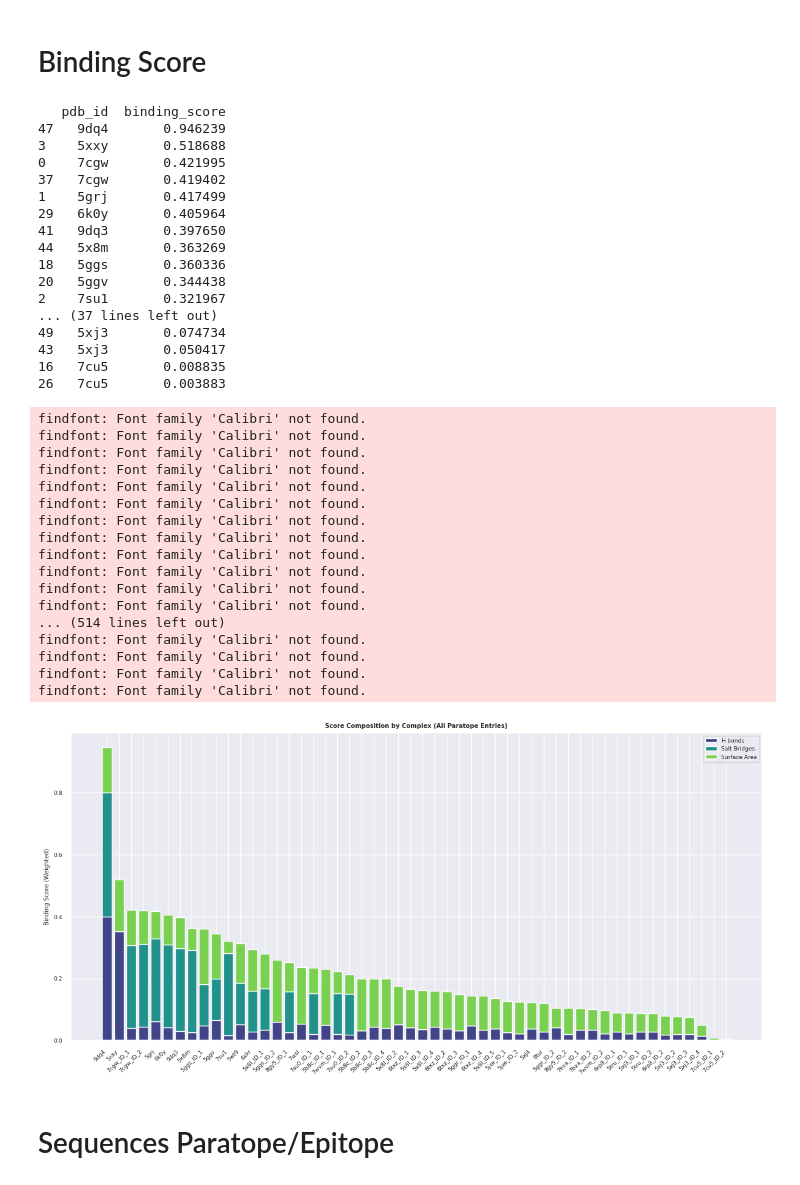
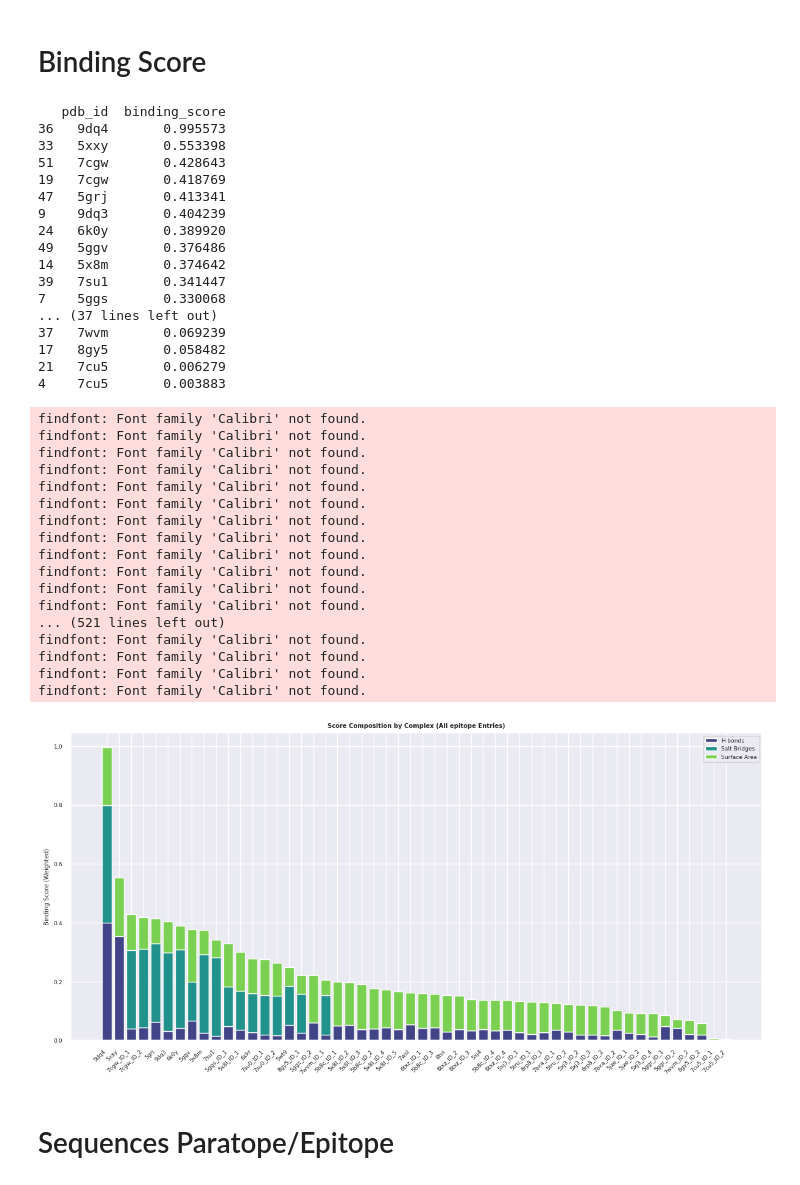
Before and after one commit to datascience-2025-group4/group04-team01, a Jupyter notebook: Structural Analysis_Paratope_Interface.ipynb, the cells around one changed output. Saved outputs shown, nothing was run; the diff lists cells and outputs as text; code cells hidden in the pictures.

```diff
--- a/Structural Analysis_Paratope_Interface.ipynb
+++ b/Structural Analysis_Paratope_Interface.ipynb
@@ -512,7 +512,7 @@ findfont: Font family 'Calibri' not found.
 #normalizing with MinMax
 scaler = MinMaxScaler()
 df = pd.read_csv(f"{section}_surface_hbonds_salt_bridges_summary.csv")
-features = df[["num_hydrogen_bonds", "num_salt_bridges", "paratope_area"]]
+features = df[["num_hydrogen_bonds", "num_salt_bridges", f"{section}_area"]]
 normalized = scaler.fit_transform(features)
 
 df_norm = pd.DataFrame(normalized, columns=features.columns)
@@ -522,39 +522,39 @@ df_norm["pdb_id"] = df["pdb_id"]
 weights = {
     "num_hydrogen_bonds": 0.4,
     "num_salt_bridges": 0.4,
-    "paratope_area": 0.2
+    f"{section}_area": 0.2
 }
 
 df_norm["binding_score"] = (
     df_norm["num_hydrogen_bonds"] * weights["num_hydrogen_bonds"] +
     df_norm["num_salt_bridges"] * weights["num_salt_bridges"] +
-    df_norm["paratope_area"] * weights["paratope_area"]
+    df_norm[f"{section}_area"] * weights[f"{section}_area"]
 )
 
 # Show top binders
 print(df_norm.sort_values("binding_score", ascending=False)[["pdb_id", "binding_score"]])
 # %% [output]
    pdb_id  binding_score
-47   9dq4       0.946239
-3    5xxy       0.518688
-0    7cgw       0.421995
-37   7cgw       0.419402
-1    5grj       0.417499
-29   6k0y       0.405964
-41   9dq3       0.397650
-44   5x8m       0.363269
-18   5ggs       0.360336
-20   5ggv       0.344438
-2    7su1       0.321967
+36   9dq4       0.995573
+33   5xxy       0.553398
+51   7cgw       0.428643
+19   7cgw       0.418769
+47   5grj       0.413341
+9    9dq3       0.404239
+24   6k0y       0.389920
+49   5ggv       0.376486
+14   5x8m       0.374642
+39   7su1       0.341447
+7    5ggs       0.330068
 ... (37 lines left out)
-49   5xj3       0.074734
-43   5xj3       0.050417
-16   7cu5       0.008835
-26   7cu5       0.003883
+37   7wvm       0.069239
+17   8gy5       0.058482
+21   7cu5       0.006279
+4    7cu5       0.003883
 # %%
 # Sort the dataframe
 df_sorted_bs = df_norm.sort_values(
-    by=["binding_score", "num_hydrogen_bonds", "num_salt_bridges", "paratope_area"],
+    by=["binding_score", "num_hydrogen_bonds", "num_salt_bridges", f"{section}_area"],
     ascending=[False, False, False, False]  # show top-scoring binders first
 ).copy()
 # Count appearances
@@ -603,38 +603,38 @@ plt.bar(
 # Plot Surface Area
 plt.bar(
     top["structure_id"],
-    top["paratope_area"] * 0.2,
+    top[f"{section}_area"] * 0.2,
     label="Surface Area",
     color=colors[2],
     bottom=(top["num_hydrogen_bonds"] + top["num_salt_bridges"]) * 0.4
 )
 
 plt.xticks(rotation=45, ha="right")
 plt.ylabel("Binding Score (Weighted)")
-plt.title("Score Composition by Complex (All Paratope Entries)")
+plt.title(f"Score Composition by Complex (All {section} Entries)")
 plt.legend()
 plt.tight_layout()
 plt.savefig(f"plots/structural_analysis/{section}_binding_affinity_score.pdf", bbox_inches="tight")
 plt.show()
 # %% [output]
 findfont: Font family 'Calibri' not found.
 findfont: Font family 'Calibri' not found.
 findfont: Font family 'Calibri' not found.
 findfont: Font family 'Calibri' not found.
 findfont: Font family 'Calibri' not found.
 findfont: Font family 'Calibri' not found.
 findfont: Font family 'Calibri' not found.
 findfont: Font family 'Calibri' not found.
 findfont: Font family 'Calibri' not found.
 findfont: Font family 'Calibri' not found.
 findfont: Font family 'Calibri' not found.
 findfont: Font family 'Calibri' not found.
-... (514 lines left out)
+... (521 lines left out)
 findfont: Font family 'Calibri' not found.
 findfont: Font family 'Calibri' not found.
 findfont: Font family 'Calibri' not found.
 findfont: Font family 'Calibri' not found.
-[figure, old version]
+[figure, new version]
 # %% [markdown]
 # Sequences Paratope/Epitope
 # %%
```
Also changed, not shown: parts of 25 cells of this notebook, 30 other files.
